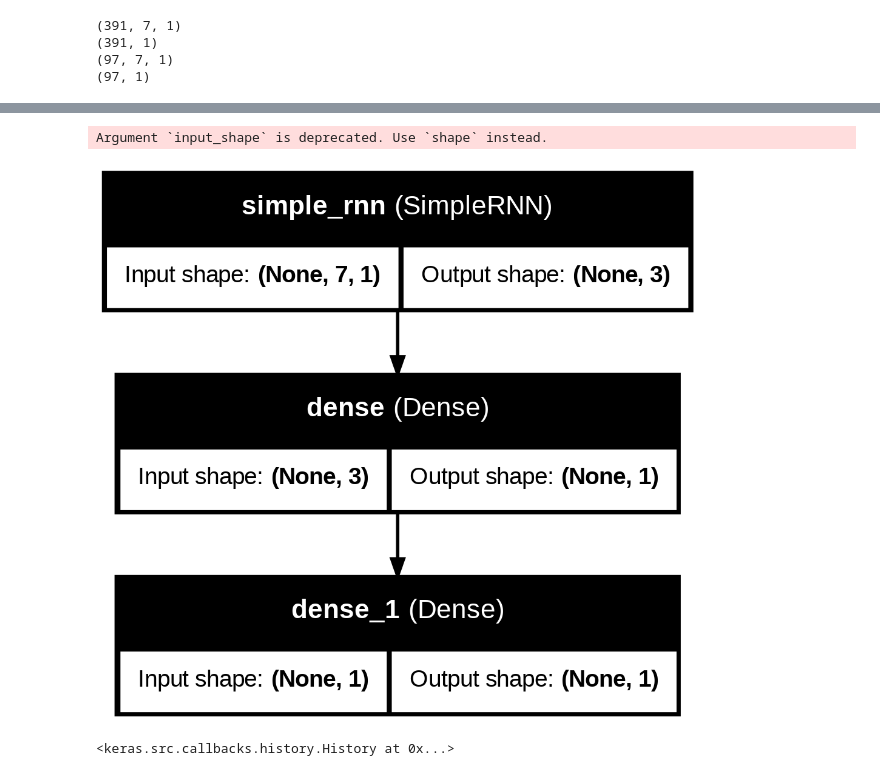
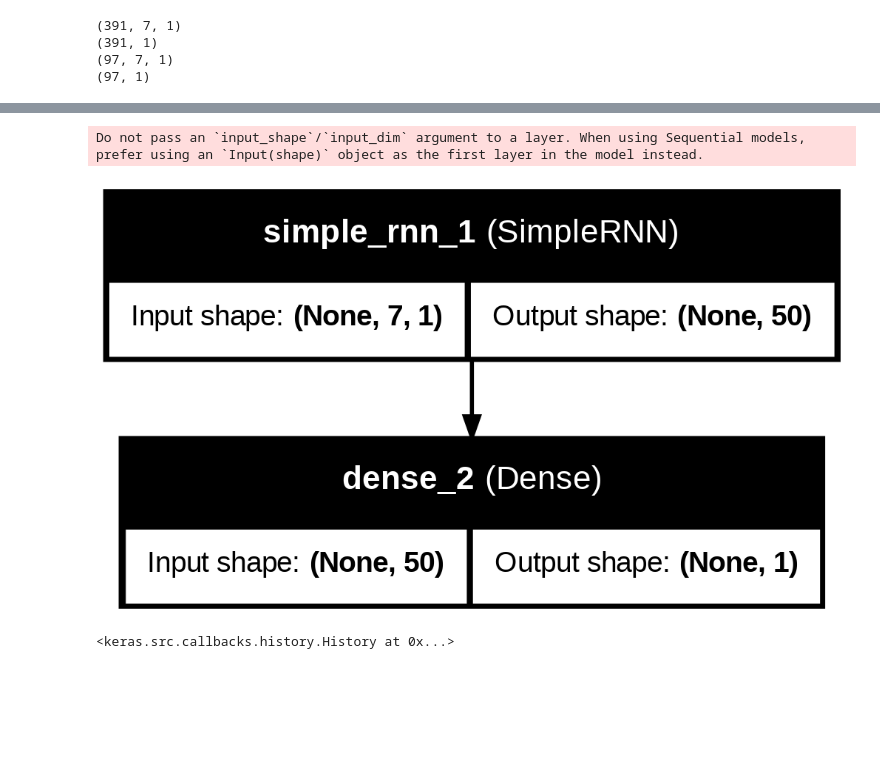
Before and after one commit to vytkuc/inf5007_2025_spring, a Jupyter notebook: lab07_RNN/lab7.ipynb, the cells around one changed output, grey strips where cells are left out. Saved outputs shown, nothing was run; the diff lists cells and outputs as text; code cells hidden in the pictures; blank space fills up the shorter version.

```diff
--- a/lab07_RNN/lab7.ipynb
+++ b/lab07_RNN/lab7.ipynb
@@ -163,27 +163,25 @@ print(testY.shape)
 # %%
 from keras.models import Sequential
 from keras import layers
 from tensorflow.keras.utils import plot_model
 
 np.random.seed(1330)
 
 def create_model():
     model = keras.Sequential(
         [
-            layers.InputLayer(input_shape=(time_steps, 1)),
-            layers.SimpleRNN(units = 3, activation = "tanh"),
-            layers.Dense(units = 1, activation = "tanh"),
+            layers.SimpleRNN(50, activation='relu', input_shape=(time_steps, 1)),
             layers.Dense(units = 1, activation = "linear"),
         ]
     )
     return model
 
 model = create_model()
 plot_model(model, show_shapes=True, show_layer_names=True)
 #model.summary()
 # %% [output]
-Argument `input_shape` is deprecated. Use `shape` instead.
+Do not pass an `input_shape`/`input_dim` argument to a layer. When using Sequential models, prefer using an `Input(shape)` object as the first layer in the model instead.
-[figure, old version]
+[figure, new version]
 # %%
 model.compile(loss='mean_squared_error',
               metrics=['MeanSquaredError', 'MeanAbsoluteError'],
```
Also changed, not shown: parts of 1 cell of this notebook.
